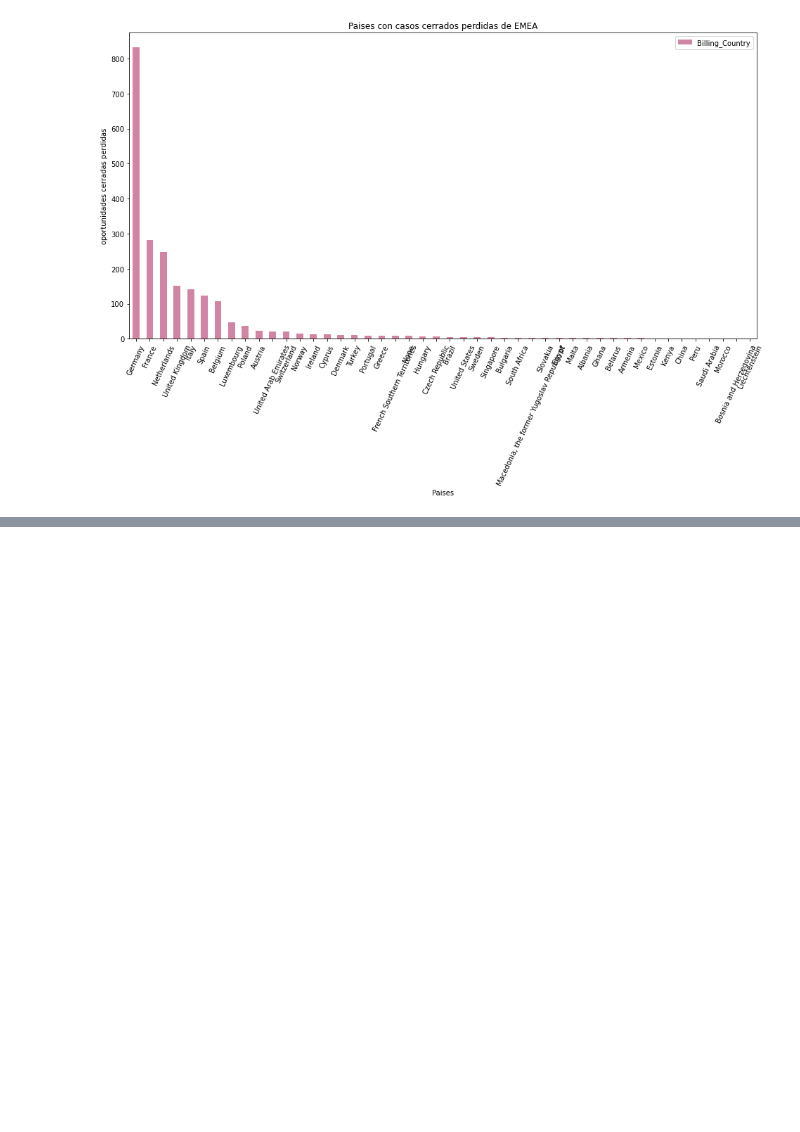
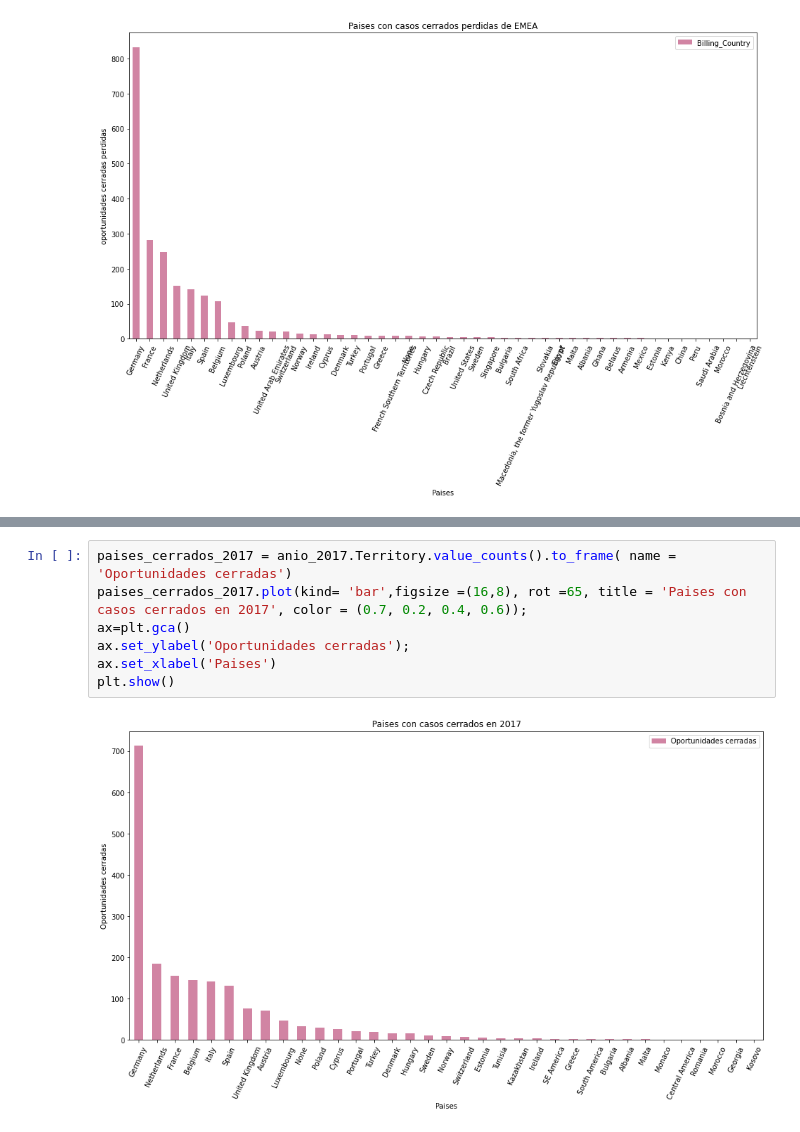
Before and after one commit to Ramaxx95/TP1-Orga-de-Datos, a Jupyter notebook: Visualizaciones/Region_EMEA.ipynb, the cells around one changed output, grey strips where cells are left out. Drawn from its saved outputs; the diff is of its cells as text; blank space fills up the shorter version.

```diff
--- a/Visualizaciones/Region_EMEA.ipynb
+++ b/Visualizaciones/Region_EMEA.ipynb
@@ -111,0 +135,9 @@ Text(0.5, 0, 'Paises')
+# %%
+paises_cerrados_2017 = anio_2017.Territory.value_counts().to_frame( name = 'Oportunidades cerradas')
+paises_cerrados_2017.plot(kind= 'bar',figsize =(16,8), rot =65, title = 'Paises con casos cerrados en 2017', color = (0.7, 0.2, 0.4, 0.6));
+ax=plt.gca()
+ax.set_ylabel('Oportunidades cerradas');
+ax.set_xlabel('Paises')
+plt.show()
+# %% [output]
+[figure, added]
```
Also changed, not shown: parts of 3 cells of this notebook.
